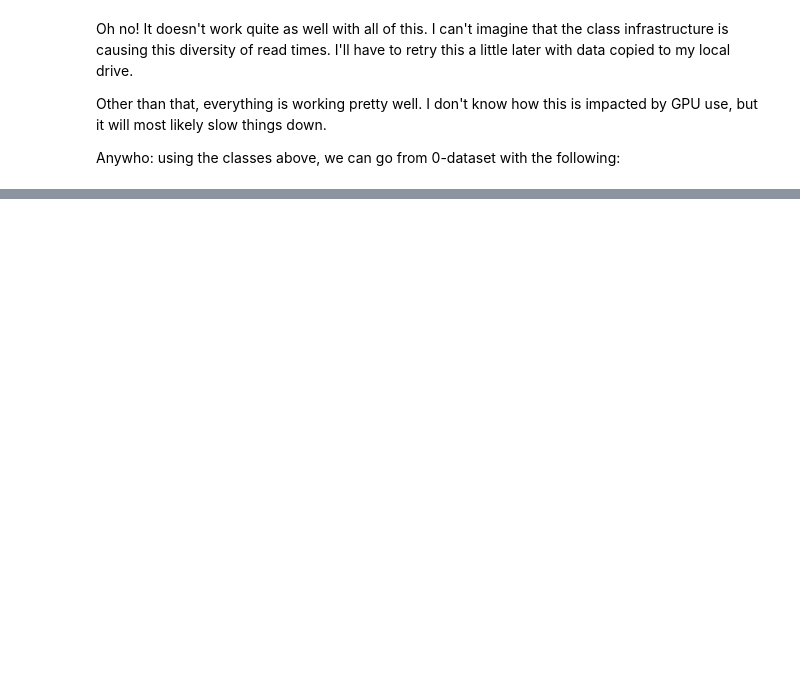
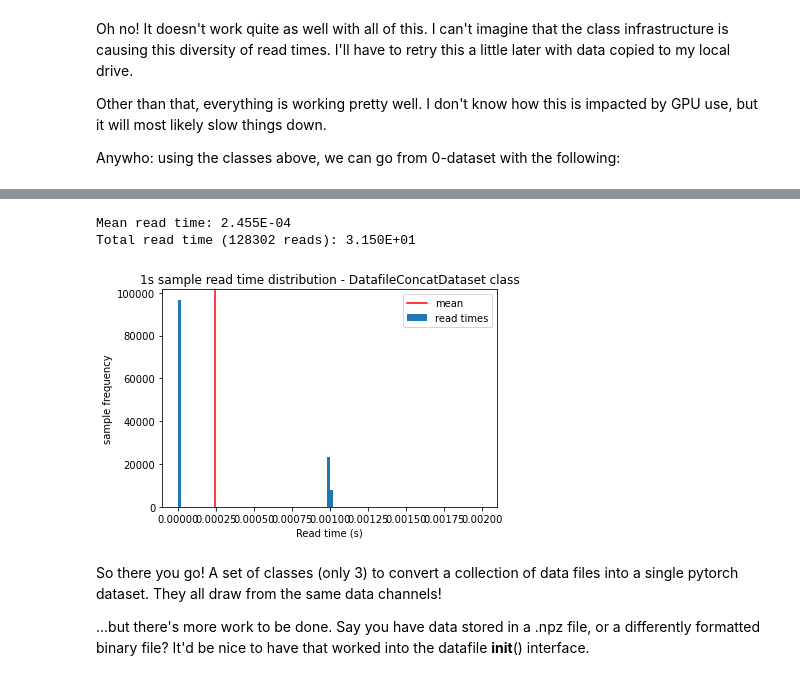
Before and after one commit to m-nolan/ecog_is2s, a Jupyter notebook: notebooks/data_access_plan_20200904.ipynb, the cells around one changed output, grey strips where cells are left out. Drawn from its saved outputs; the diff is of its cells as text; code cells hidden in the pictures; blank space fills up the shorter version.

```diff
--- a/notebooks/data_access_plan_20200904.ipynb
+++ b/notebooks/data_access_plan_20200904.ipynb
@@ -158,6 +161,10 @@ class DataFile():
         else:
             ch_idx = np.arange(n_ch)
 
+        # clean channel labels - formatting can change from recording to recording. Get Channel ID from full string.
+        ch_label_pattern = r'E\d+'
+        ch_label_cleaned = [re.findall(ch_label_pattern,ch_l)[0] for ch_l in electrode_label_list]
+
         # set parameters
         self.data_file_path = data_file_path
         self.exp_file_path = exp_file_path
@@ -170,7 +177,7 @@ class DataFile():
         self.data_mask = data_mask
         self.n_ch = n_ch
         self.ch_idx = ch_idx
-        self.ch_labels = electrode_label_list
+        self.ch_labels = ch_label_cleaned
 
         # set sample length information
         self.n_sample = len(self.data_mask)
@@ -468,0 +456,32 @@ class DatafileConcatDataset(Dataset):
+# %%
+data_file_list = glob.glob("E:\\aoLab\\Data\\WirelessData\\Goose_Multiscale_M1\\180325\\*\\*.clfp.dat")
+src_t = 1.0
+trg_t = 1.0
+step_t = 0.5
+datafile_concatdataset = DatafileConcatDataset([DatafileDataset(df,src_t,trg_t,step_t) for df in data_file_list])
+# %%
+# one last time, let's look at the sampling rate:
+n_iter = len(datafile_concatdataset)
+t_iter = np.zeros(n_iter)
+for n in range(n_iter):
+    t = time.time()
+    src, trg = datafile_concatdataset.__getitem__(n)
+    t_iter[n] = time.time() - t
+plt.hist(t_iter,100,label='read times');
+plt.axvline(t_iter.mean(),color='r',label='mean')
+plt.xscale('linear')
+plt.xlabel('Read time (s)')
+plt.ylabel('sample frequency')
+plt.title('1s sample read time distribution - DatafileConcatDataset class')
+plt.legend(loc=0)
+print(f'Mean read time: {t_iter.mean():0.3E}')
+print(f'Total read time ({n_iter} reads): {t_iter.sum():0.3E}')
+# plt.savefig('read_time_hist.png')
+# %% [output]
+Mean read time: 2.455E-04
+Total read time (128302 reads): 3.150E+01
+[figure, added]
+# %% [markdown]
+So there you go! A set of classes (only 3) to convert a collection of data files into a single pytorch dataset. They all draw from the same data channels!
+
+...but there's more work to be done. Say you have data stored in a .npz file, or a differently formatted binary file? It'd be nice to have that worked into the datafile __init__() interface.
```
Also changed, not shown: parts of 14 cells of this notebook.
